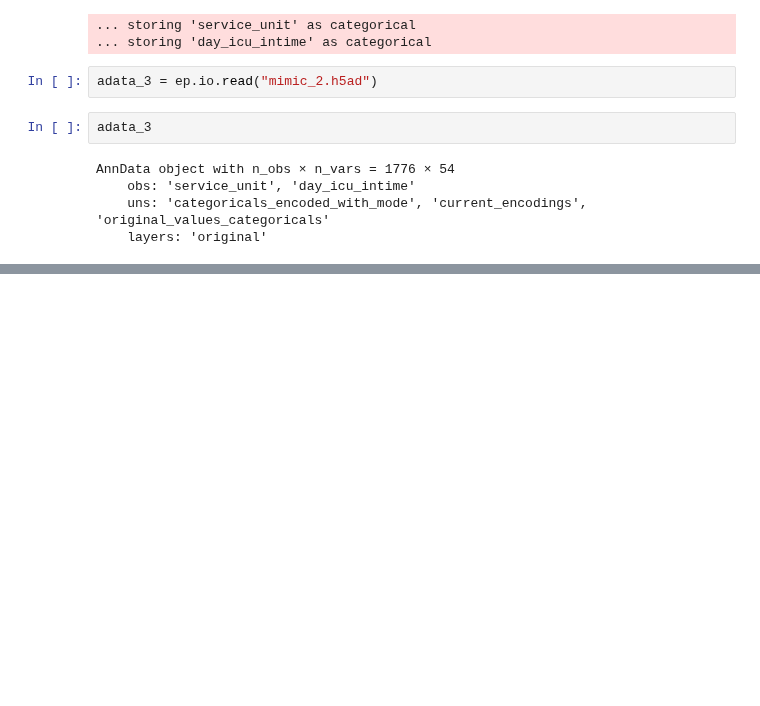
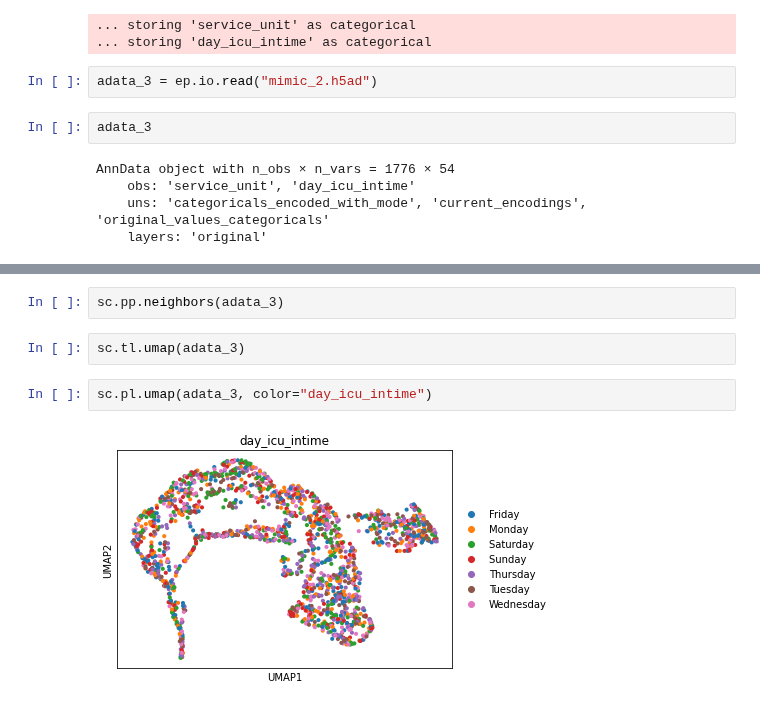
Before and after one commit to theislab/ehrapy, a Jupyter notebook: notebooks/EhrapyDemo.ipynb, the cells around one changed output, grey strips where cells are left out. Drawn from its saved outputs; the diff is of its cells as text; blank space fills up the shorter version.

```diff
--- a/notebooks/EhrapyDemo.ipynb
+++ b/notebooks/EhrapyDemo.ipynb
@@ -88,0 +105,8 @@ AnnData object with n_obs × n_vars = 1776 × 54
+# %%
+sc.pp.neighbors(adata_3)
+# %%
+sc.tl.umap(adata_3)
+# %%
+sc.pl.umap(adata_3, color="day_icu_intime")
+# %% [output]
+[figure, added]
```
Also changed, not shown: parts of 8 cells of this notebook, 1 other file.
